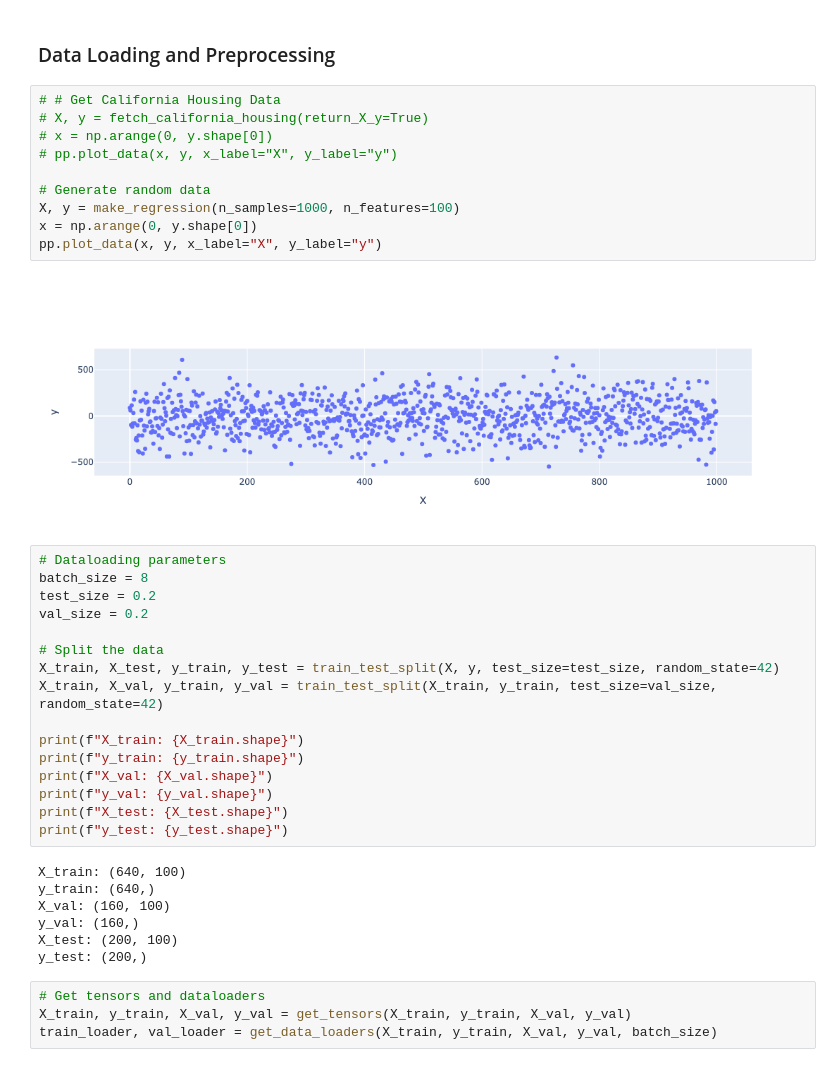
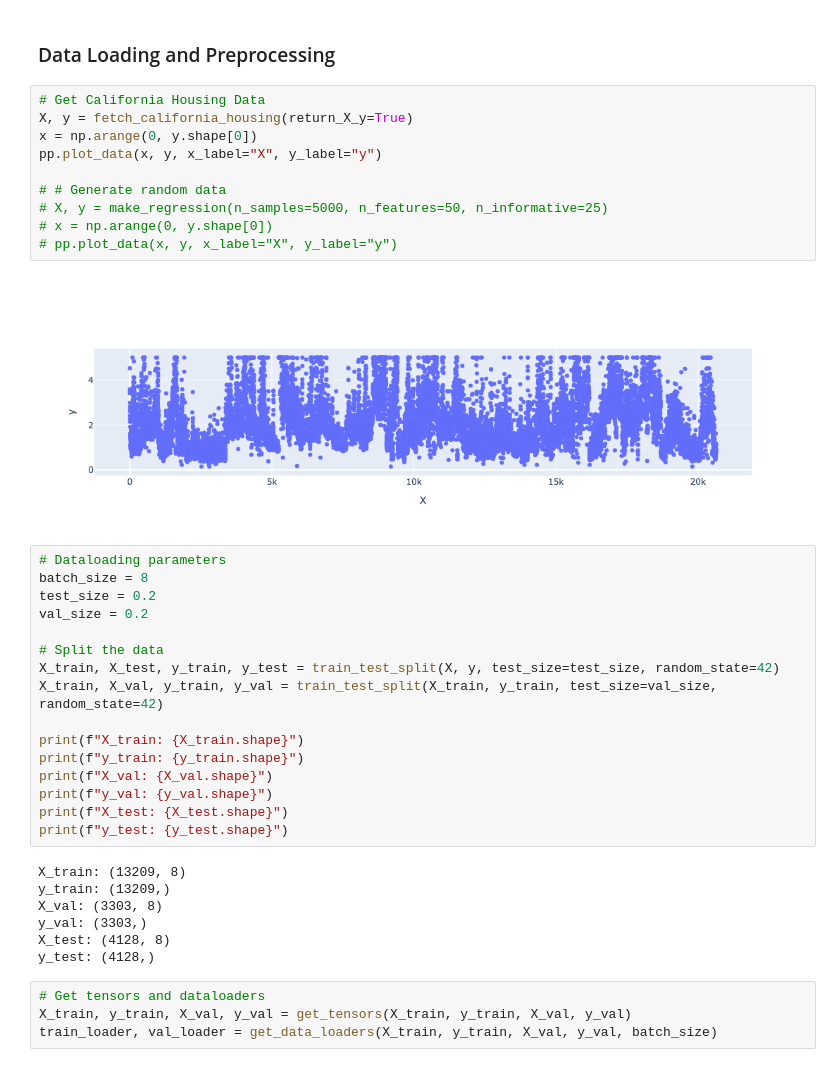
Before and after one commit to bheki-maenetja/easy-mlp, a Jupyter notebook: src/examples.ipynb, the cells around one changed output. Cells and saved outputs as stored; diff of their text form.

```diff
--- a/src/examples.ipynb
+++ b/src/examples.ipynb
@@ -33,17 +33,17 @@ device(type='mps')
 # %% [markdown]
 ### Data Loading and Preprocessing
 # %%
-# # Get California Housing Data
-# X, y = fetch_california_housing(return_X_y=True)
+# Get California Housing Data
+X, y = fetch_california_housing(return_X_y=True)
+x = np.arange(0, y.shape[0])
+pp.plot_data(x, y, x_label="X", y_label="y")
+
+# # Generate random data
+# X, y = make_regression(n_samples=5000, n_features=50, n_informative=25)
 # x = np.arange(0, y.shape[0])
 # pp.plot_data(x, y, x_label="X", y_label="y")
-
-# Generate random data
-X, y = make_regression(n_samples=1000, n_features=100)
-x = np.arange(0, y.shape[0])
-pp.plot_data(x, y, x_label="X", y_label="y")
 # %% [output]
-[figure, old version]
+[figure, new version]
 # %%
 # Dataloading parameters
 batch_size = 8
@@ -61,12 +61,12 @@ print(f"y_val: {y_val.shape}")
 print(f"X_test: {X_test.shape}")
 print(f"y_test: {y_test.shape}")
 # %% [output]
-X_train: (640, 100)
-y_train: (640,)
-X_val: (160, 100)
-y_val: (160,)
-X_test: (200, 100)
-y_test: (200,)
+X_train: (13209, 8)
+y_train: (13209,)
+X_val: (3303, 8)
+y_val: (3303,)
+X_test: (4128, 8)
+y_test: (4128,)
 # %%
 # Get tensors and dataloaders
 X_train, y_train, X_val, y_val = get_tensors(X_train, y_train, X_val, y_val)
```
Also changed, not shown: parts of 32 cells of this notebook.
